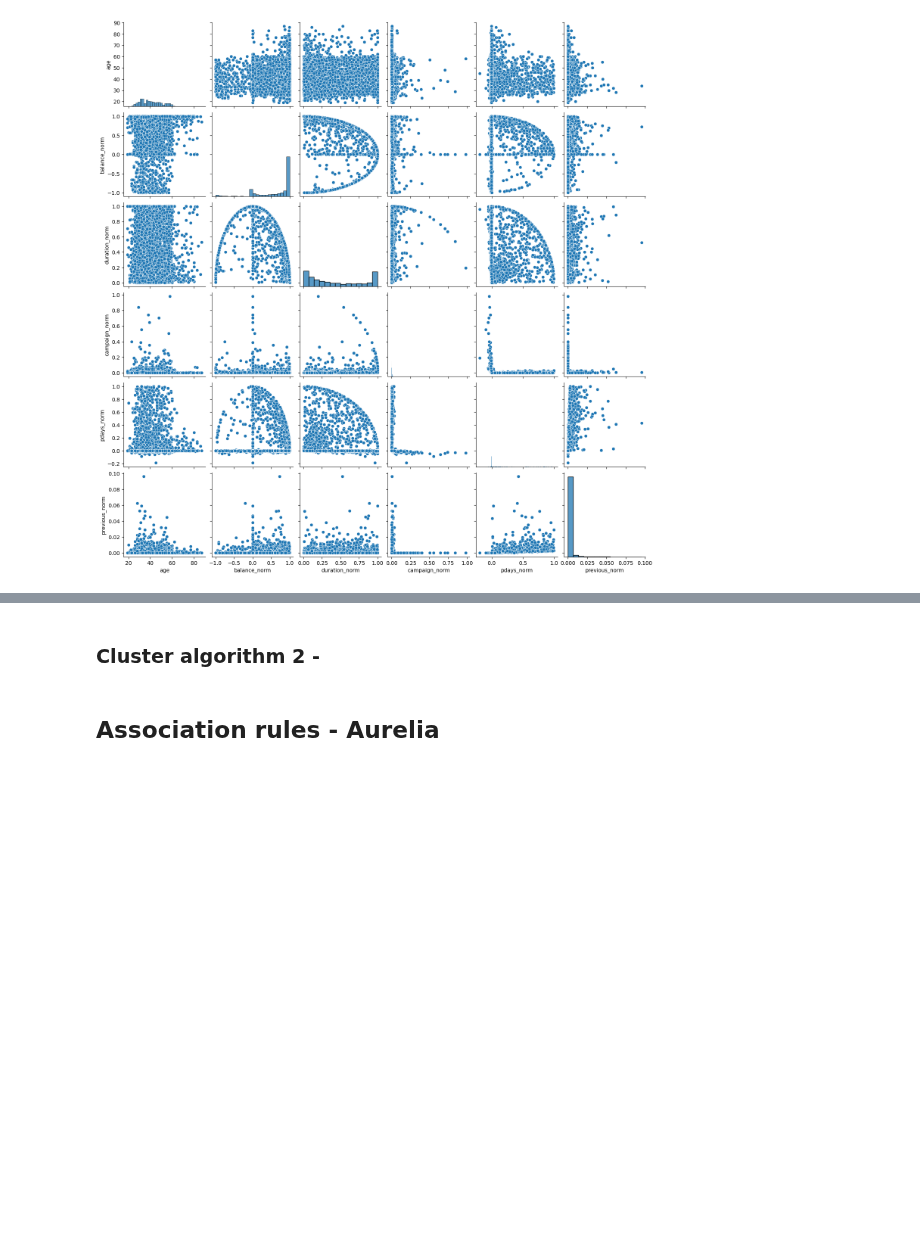
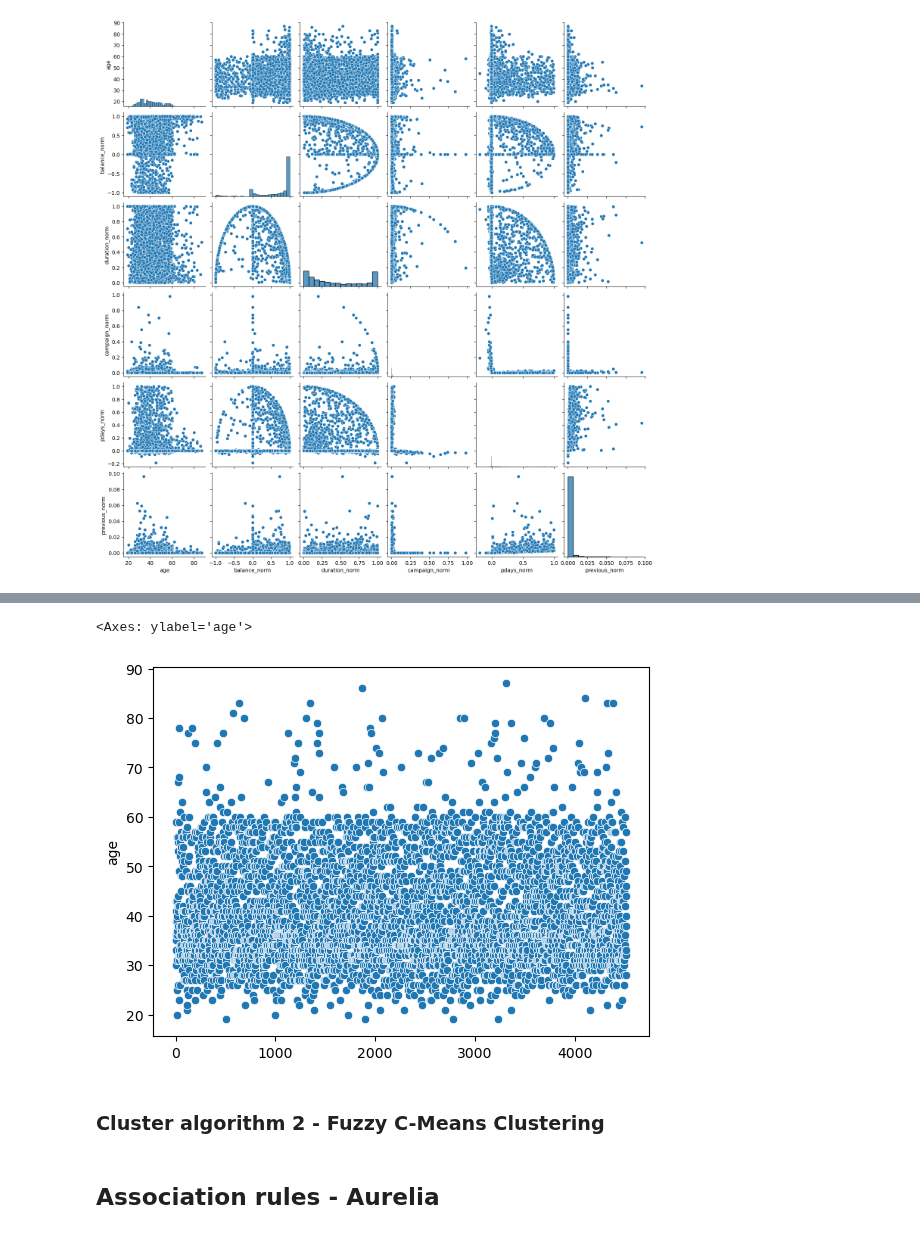
Before and after one commit to DSBE-Semester-A/DataMining, a Jupyter notebook: Assignment2/Assignment_2.ipynb, the cells around one changed output, grey strips where cells are left out. Saved outputs shown, nothing was run; the diff lists cells and outputs as text; code cells hidden in the pictures; blank space fills up the shorter version.

```diff
--- a/Assignment2/Assignment_2.ipynb
+++ b/Assignment2/Assignment_2.ipynb
@@ -236,5 +241,10 @@ plt.show()
+# %%
+sns.scatterplot(df_bank['age'])
+# %% [output]
+<Axes: ylabel='age'>
+[figure, added]
 # %% [markdown]
-### Cluster algorithm 2  -
+### Cluster algorithm 2  - Fuzzy C-Means Clustering
 # %% [markdown]
 ## Association rules - Aurelia
 # %% [markdown]
```
Also changed, not shown: parts of 6 cells of this notebook, 2 other files.
